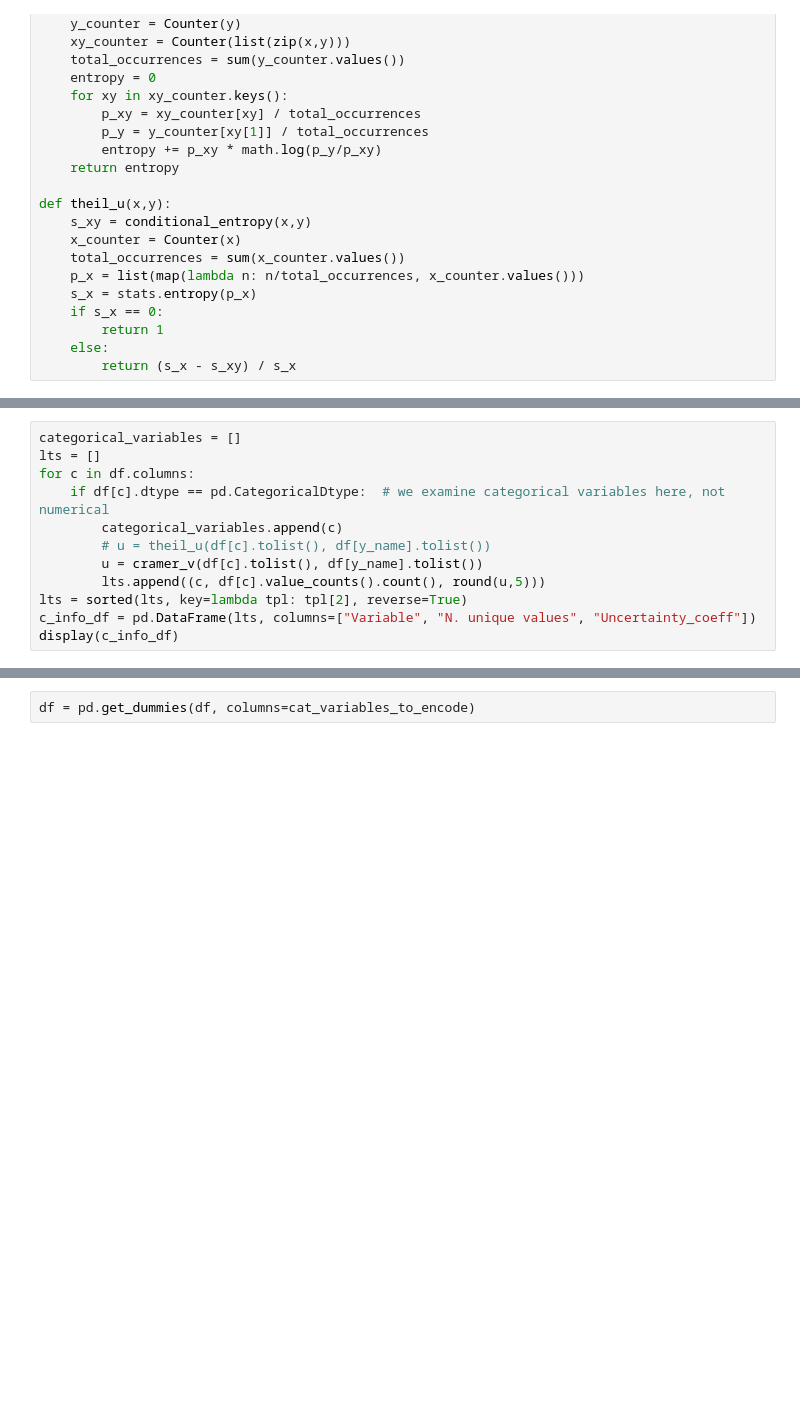
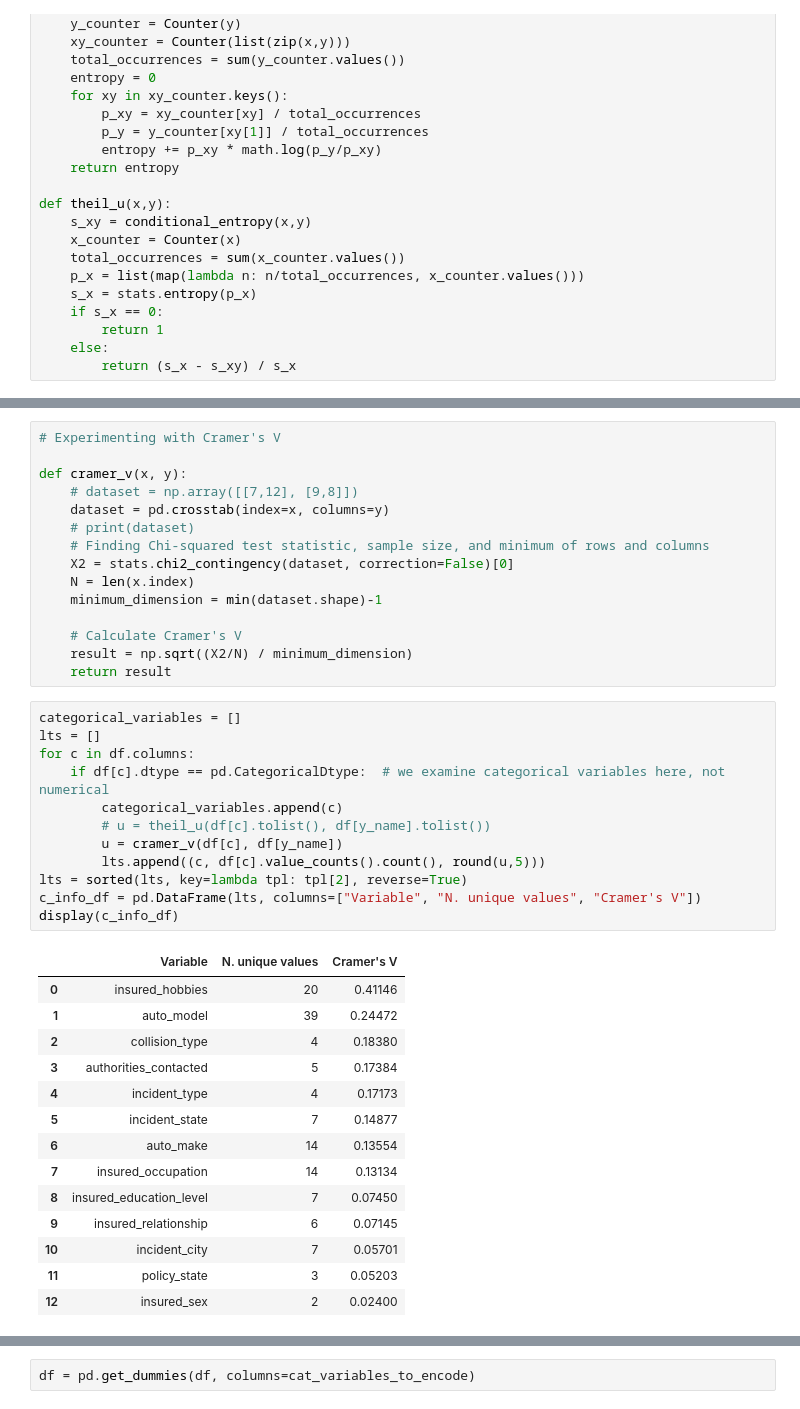
Before and after one commit to AndreaLK3/ClaimsChallenge, a Jupyter notebook: DataScientist_code-challenge.ipynb, the cells around one changed output, grey strips where cells are left out. Cells and saved outputs as stored; diff of their text form; blank space fills up the shorter version.

```diff
--- a/DataScientist_code-challenge.ipynb
+++ b/DataScientist_code-challenge.ipynb
@@ -452,12 +433,0 @@ def cramer_v(x, y):
-# %%
-categorical_variables = []
-lts = []
-for c in df.columns:
-    if df[c].dtype == pd.CategoricalDtype:  # we examine categorical variables here, not numerical
-        categorical_variables.append(c)
-        # u = theil_u(df[c].tolist(), df[y_name].tolist())
-        u = cramer_v(df[c].tolist(), df[y_name].tolist())
-        lts.append((c, df[c].value_counts().count(), round(u,5)))
-lts = sorted(lts, key=lambda tpl: tpl[2], reverse=True)
-c_info_df = pd.DataFrame(lts, columns=["Variable", "N. unique values", "Uncertainty_coeff"])
-display(c_info_df)
@@ -511 +434,43 @@ TypeError: '<' not supported between instances of 'numpy.ndarray' and 'int'
+# %%
+# Experimenting with Cramer's V
+
+def cramer_v(x, y):
+    # dataset = np.array([[7,12], [9,8]])
+    dataset = pd.crosstab(index=x, columns=y)
+    # print(dataset)
+    # Finding Chi-squared test statistic, sample size, and minimum of rows and columns
+    X2 = stats.chi2_contingency(dataset, correction=False)[0]
+    N = len(x.index)
+    minimum_dimension = min(dataset.shape)-1
+
+    # Calculate Cramer's V
+    result = np.sqrt((X2/N) / minimum_dimension)
+    return result
+# %%
+categorical_variables = []
+lts = []
+for c in df.columns:
+    if df[c].dtype == pd.CategoricalDtype:  # we examine categorical variables here, not numerical
+        categorical_variables.append(c)
+        # u = theil_u(df[c].tolist(), df[y_name].tolist())
+        u = cramer_v(df[c], df[y_name])
+        lts.append((c, df[c].value_counts().count(), round(u,5)))
+lts = sorted(lts, key=lambda tpl: tpl[2], reverse=True)
+c_info_df = pd.DataFrame(lts, columns=["Variable", "N. unique values", "Cramer's V"])
+display(c_info_df)
+# %% [output]
+|  | Variable | N. unique values | Cramer's V |
+| 0 | insured_hobbies | 20 | 0.41146 |
+| 1 | auto_model | 39 | 0.24472 |
+| 2 | collision_type | 4 | 0.18380 |
+| 3 | authorities_contacted | 5 | 0.17384 |
+| 4 | incident_type | 4 | 0.17173 |
+| 5 | incident_state | 7 | 0.14877 |
+| 6 | auto_make | 14 | 0.13554 |
+| 7 | insured_occupation | 14 | 0.13134 |
+| 8 | insured_education_level | 7 | 0.07450 |
+| 9 | insured_relationship | 6 | 0.07145 |
+| 10 | incident_city | 7 | 0.05701 |
+| 11 | policy_state | 3 | 0.05203 |
+| 12 | insured_sex | 2 | 0.02400 |
 # %%
```
Also changed, not shown: parts of 17 cells of this notebook.
